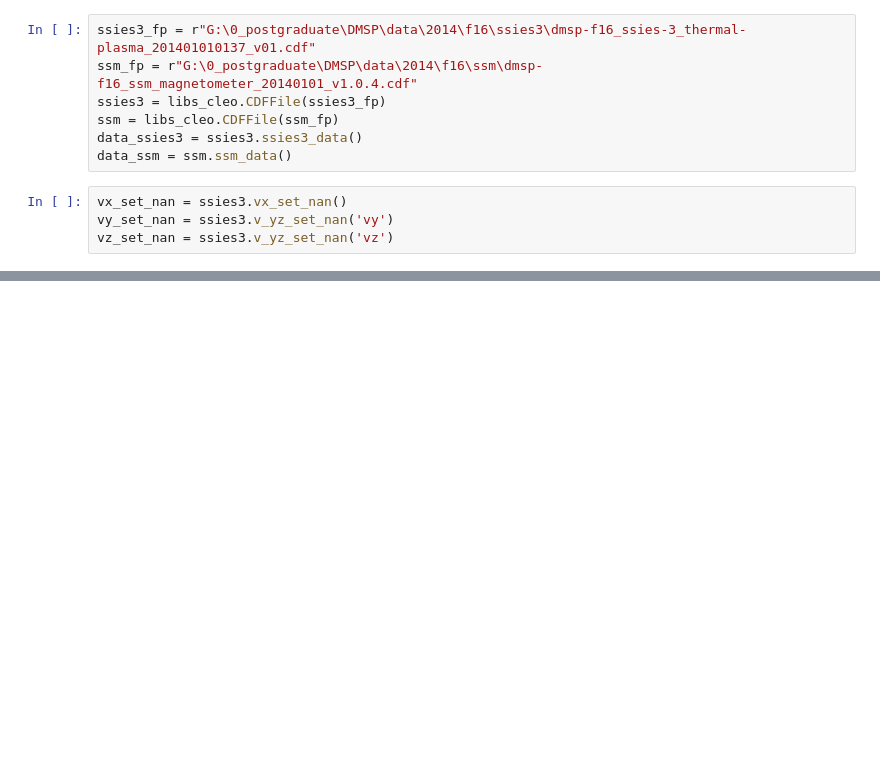
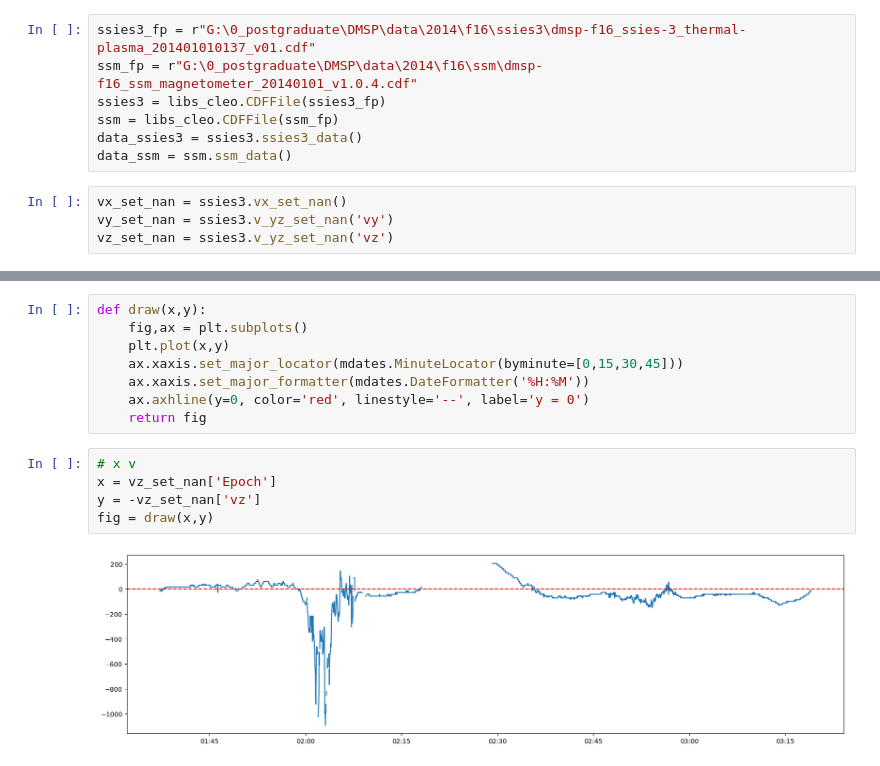
Before and after one commit to cleo24620/DMSP, a Jupyter notebook: code/check.ipynb, the cells around one changed output, grey strips where cells are left out. Drawn from its saved outputs; the diff is of its cells as text; blank space fills up the shorter version.

```diff
--- a/code/check.ipynb
+++ b/code/check.ipynb
@@ -41,0 +38,15 @@ plt.plot(vy_set_nan['Epoch'],-vy_set_nan['vy'],data_ssm_clip['Epoch'],data_ssm_c
+# %%
+def draw(x,y):
+    fig,ax = plt.subplots()
+    plt.plot(x,y)
+    ax.xaxis.set_major_locator(mdates.MinuteLocator(byminute=[0,15,30,45]))
+    ax.xaxis.set_major_formatter(mdates.DateFormatter('%H:%M'))
+    ax.axhline(y=0, color='red', linestyle='--', label='y = 0')
+    return fig
+# %%
+# x v
+x = vz_set_nan['Epoch']
+y = -vz_set_nan['vz']
+fig = draw(x,y)
+# %% [output]
+[figure, added]
```
Also changed, not shown: parts of 9 cells of this notebook, 5 other files.
